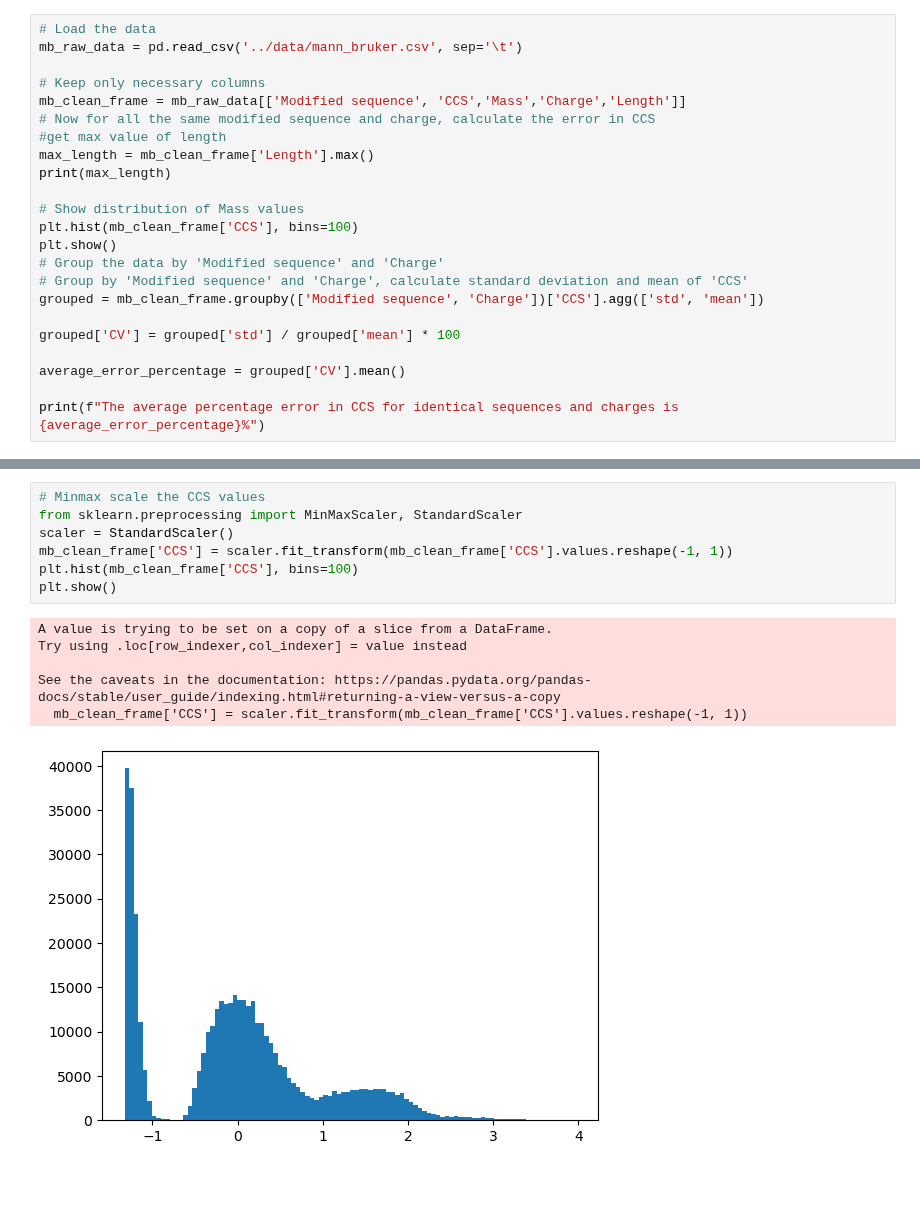
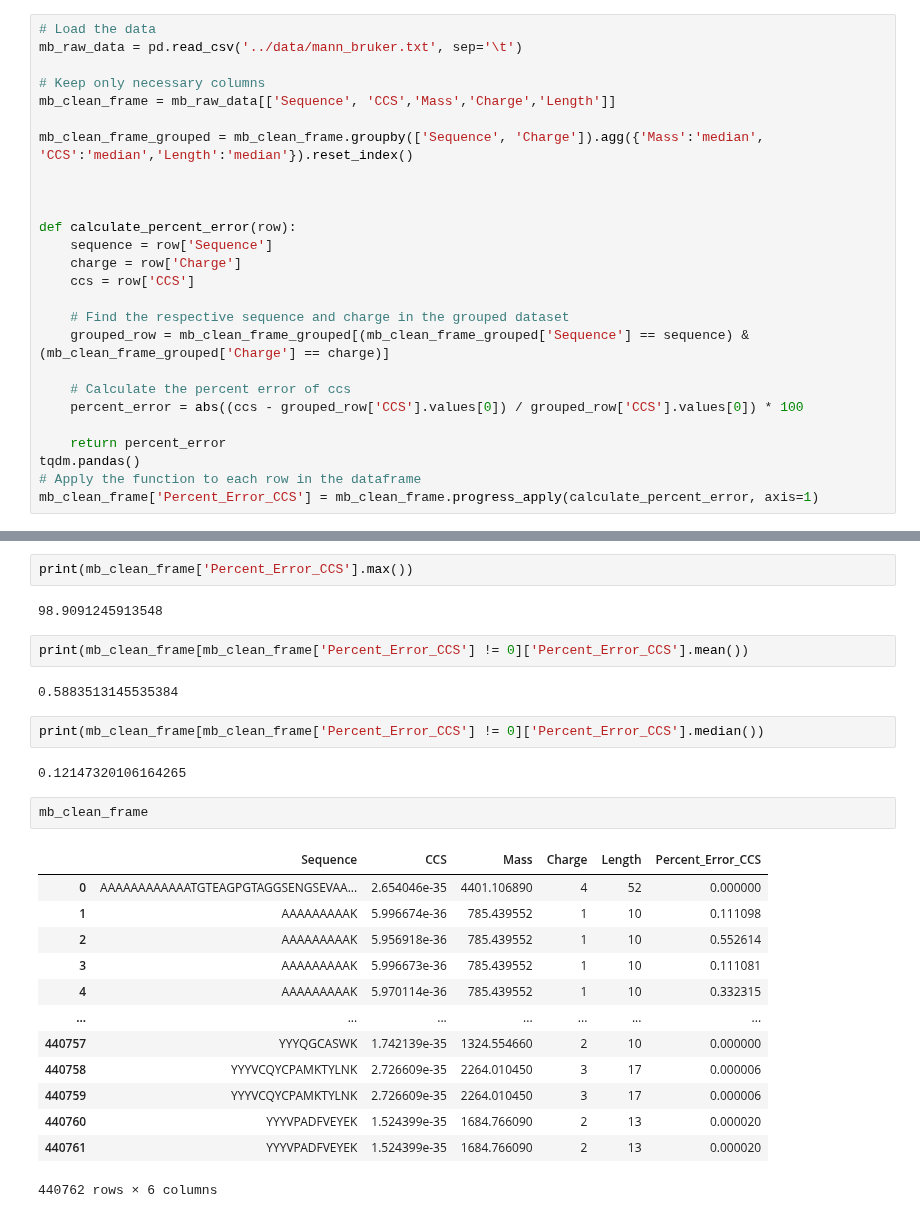
Before and after one commit to IngiumDev/ion-mobility-prediction, a Jupyter notebook: milestone_plots/Dateset_error.ipynb, the cells around one changed output, grey strips where cells are left out. Saved outputs shown, nothing was run; the diff lists cells and outputs as text; blank space fills up the shorter version.

```diff
--- a/milestone_plots/Dateset_error.ipynb
+++ b/milestone_plots/Dateset_error.ipynb
@@ -12,24 +13,27 @@ from scipy import stats
 # %%
 # Load the data
-mb_raw_data = pd.read_csv('../data/mann_bruker.csv', sep='\t')
+mb_raw_data = pd.read_csv('../data/mann_bruker.txt', sep='\t')
 
 # Keep only necessary columns
-mb_clean_frame = mb_raw_data[['Modified sequence', 'CCS','Mass','Charge','Length']]
-# Now for all the same modified sequence and charge, calculate the error in CCS
-#get max value of length
-max_length = mb_clean_frame['Length'].max()
-print(max_length)
+mb_clean_frame = mb_raw_data[['Sequence', 'CCS','Mass','Charge','Length']]
 
-# Show distribution of Mass values
-plt.hist(mb_clean_frame['CCS'], bins=100)
-plt.show()
-# Group the data by 'Modified sequence' and 'Charge'
-# Group by 'Modified sequence' and 'Charge', calculate standard deviation and mean of 'CCS'
-grouped = mb_clean_frame.groupby(['Modified sequence', 'Charge'])['CCS'].agg(['std', 'mean'])
+mb_clean_frame_grouped = mb_clean_frame.groupby(['Sequence', 'Charge']).agg({'Mass':'median', 'CCS':'median','Length':'median'}).reset_index()
 
-grouped['CV'] = grouped['std'] / grouped['mean'] * 100
 
-average_error_percentage = grouped['CV'].mean()
 
-print(f"The average percentage error in CCS for identical sequences and charges is {average_error_percentage}%")
+def calculate_percent_error(row):
+    sequence = row['Sequence']
+    charge = row['Charge']
+    ccs = row['CCS']
+
+    # Find the respective sequence and charge in the grouped dataset
+    grouped_row = mb_clean_frame_grouped[(mb_clean_frame_grouped['Sequence'] == sequence) & (mb_clean_frame_grouped['Charge'] == charge)]
+
+    # Calculate the percent error of ccs
+    percent_error = abs((ccs - grouped_row['CCS'].values[0]) / grouped_row['CCS'].values[0]) * 100
+
+    return percent_error
+tqdm.pandas()
+# Apply the function to each row in the dataframe
+mb_clean_frame['Percent_Error_CCS'] = mb_clean_frame.progress_apply(calculate_percent_error, axis=1)
 # %% [output]
@@ -47,14 +45,28 @@ plt.show()
-# %%
-# Minmax scale the CCS values
-from sklearn.preprocessing import MinMaxScaler, StandardScaler
-scaler = StandardScaler()
-mb_clean_frame['CCS'] = scaler.fit_transform(mb_clean_frame['CCS'].values.reshape(-1, 1))
-plt.hist(mb_clean_frame['CCS'], bins=100)
-plt.show()
-# %% [output]
-A value is trying to be set on a copy of a slice from a DataFrame.
-Try using .loc[row_indexer,col_indexer] = value instead
-
-See the caveats in the documentation: https://pandas.pydata.org/pandas-docs/stable/user_guide/indexing.html#returning-a-view-versus-a-copy
-  mb_clean_frame['CCS'] = scaler.fit_transform(mb_clean_frame['CCS'].values.reshape(-1, 1))
-[figure, removed]
+# %%
+print(mb_clean_frame['Percent_Error_CCS'].max())
+# %% [output]
+98.9091245913548
+# %%
+print(mb_clean_frame[mb_clean_frame['Percent_Error_CCS'] != 0]['Percent_Error_CCS'].mean())
+# %% [output]
+0.5883513145535384
+# %%
+print(mb_clean_frame[mb_clean_frame['Percent_Error_CCS'] != 0]['Percent_Error_CCS'].median())
+# %% [output]
+0.12147320106164265
+# %%
+mb_clean_frame
+# %% [output]
+|  | Sequence | CCS | Mass | Charge | Length | Percent_Error_CCS |
+| 0 | AAAAAAAAAAAATGTEAGPGTAGGSENGSEVAA... | 2.654046e-35 | 4401.106890 | 4 | 52 | 0.000000 |
+| 1 | AAAAAAAAAK | 5.996674e-36 | 785.439552 | 1 | 10 | 0.111098 |
+| 2 | AAAAAAAAAK | 5.956918e-36 | 785.439552 | 1 | 10 | 0.552614 |
+| 3 | AAAAAAAAAK | 5.996673e-36 | 785.439552 | 1 | 10 | 0.111081 |
+| 4 | AAAAAAAAAK | 5.970114e-36 | 785.439552 | 1 | 10 | 0.332315 |
+| ... | ... | ... | ... | ... | ... | ... |
+| 440757 | YYYQGCASWK | 1.742139e-35 | 1324.554660 | 2 | 10 | 0.000000 |
+| 440758 | YYYVCQYCPAMKTYLNK | 2.726609e-35 | 2264.010450 | 3 | 17 | 0.000006 |
+| 440759 | YYYVCQYCPAMKTYLNK | 2.726609e-35 | 2264.010450 | 3 | 17 | 0.000006 |
+| 440760 | YYYVPADFVEYEK | 1.524399e-35 | 1684.766090 | 2 | 13 | 0.000020 |
+| 440761 | YYYVPADFVEYEK | 1.524399e-35 | 1684.766090 | 2 | 13 | 0.000020 |
+440762 rows × 6 columns
```
Also changed, not shown: parts of 7 cells of this notebook, 3 other files.
